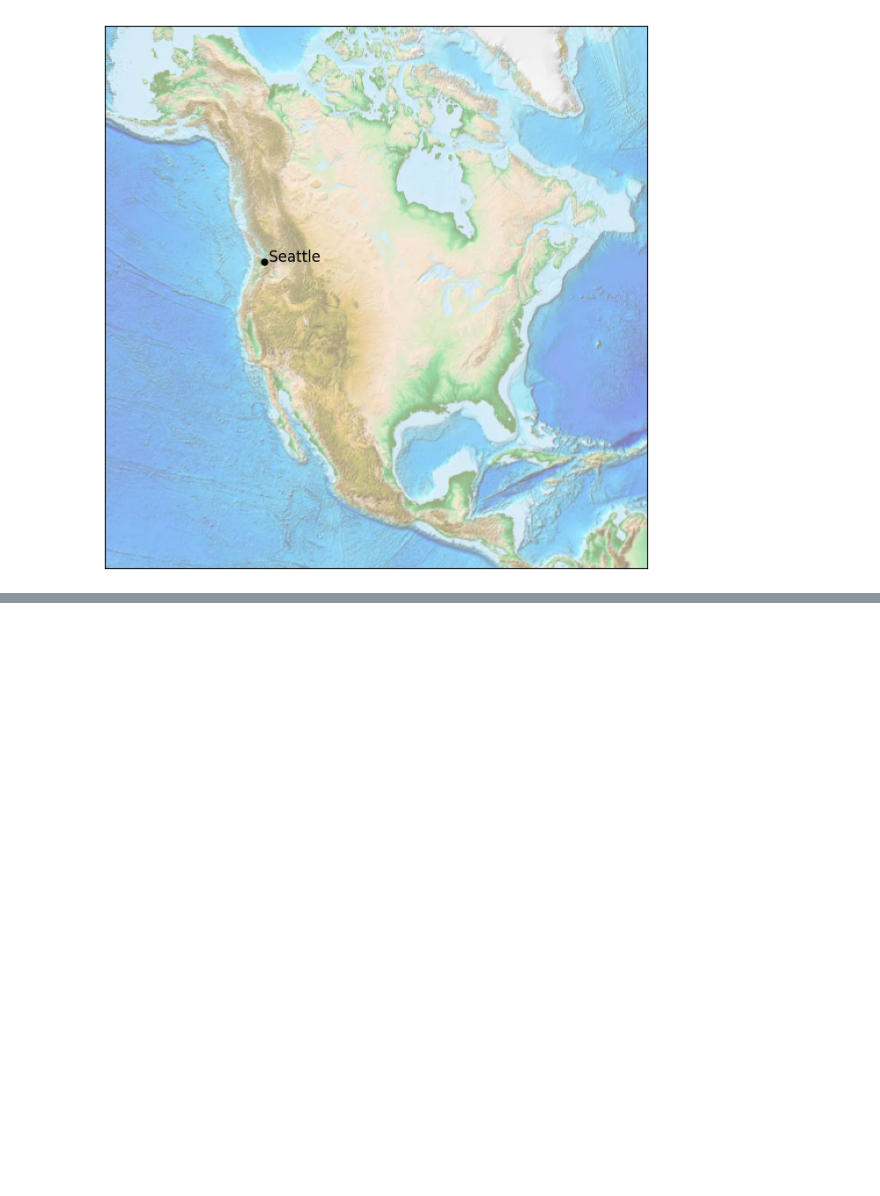
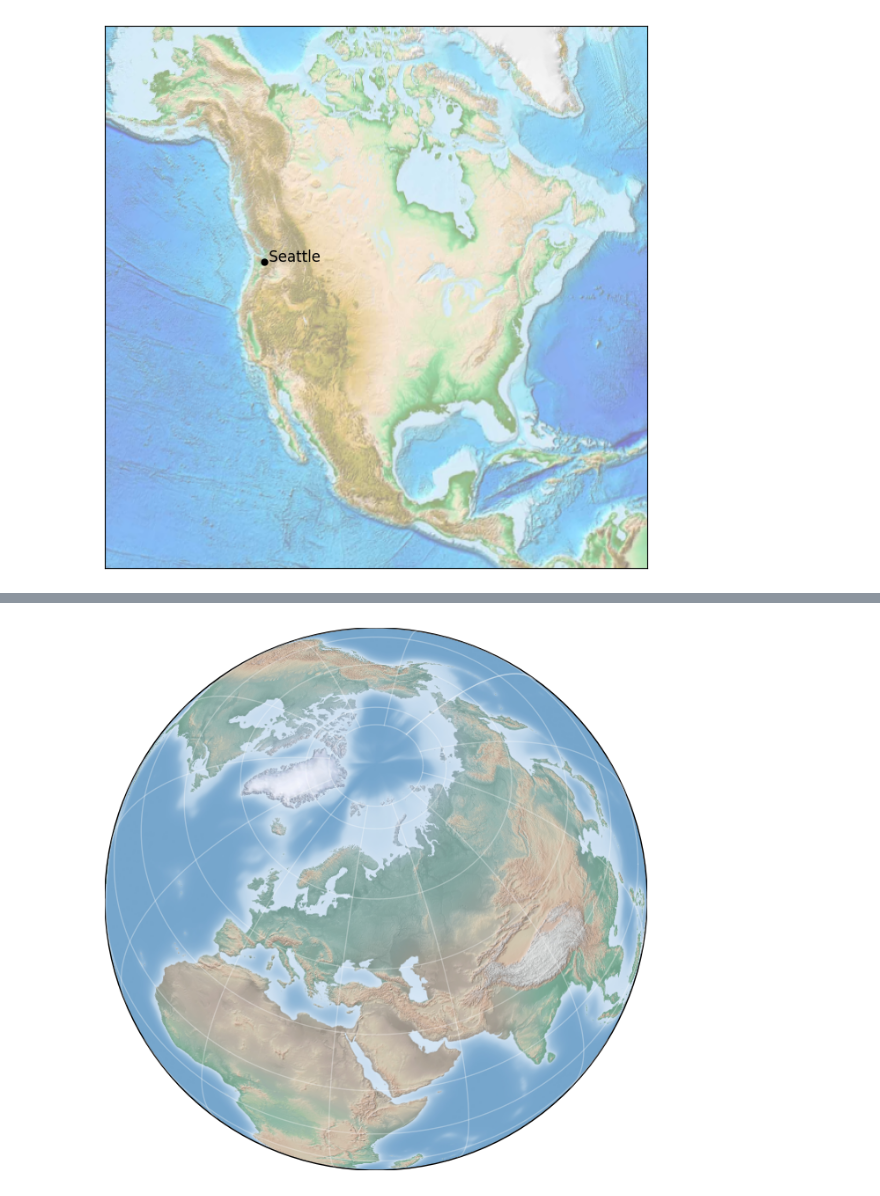
Before and after one commit to proway2/PythonDataScienceHandbook, a Jupyter notebook: 4.13-Geographic-Data-with-Basemap.ipynb, the cells around one changed output, grey strips where cells are left out. Saved outputs shown, nothing was run; the diff lists cells and outputs as text; code cells hidden in the pictures; blank space fills up the shorter version.

```diff
--- a/4.13-Geographic-Data-with-Basemap.ipynb
+++ b/4.13-Geographic-Data-with-Basemap.ipynb
@@ -28,0 +79,6 @@ https://jakevdp.github.io/PythonDataScienceHandbook/04.13-geographic-data-with-b
+# %%
+fig = plt.figure(figsize=(8, 8))
+m = Basemap(projection='ortho', resolution=None, lat_0=60, lon_0=40)
+draw_map(m);
+# %% [output]
+[figure, added]
```
Also changed, not shown: parts of 24 cells of this notebook.
